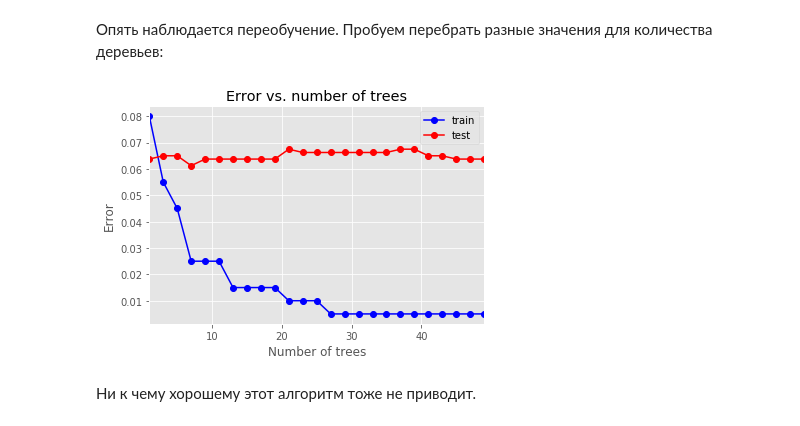
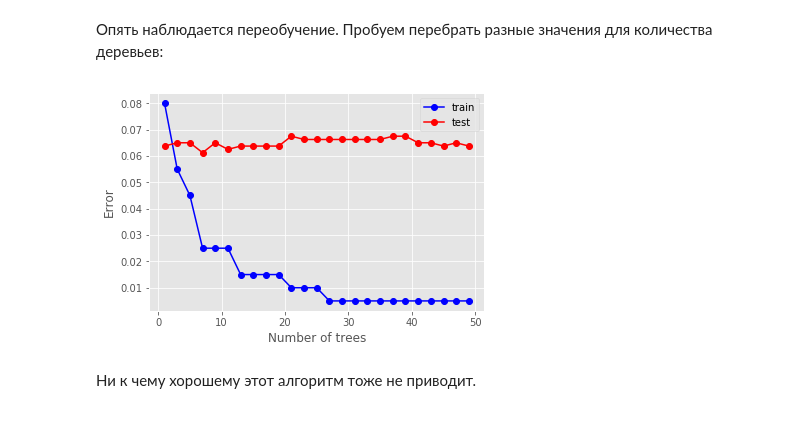
Before and after one commit to MichaelMurashov/MachineLearning, a Jupyter notebook: main.ipynb, the cells around one changed output. Drawn from its saved outputs; the diff is of its cells as text; code cells hidden in the pictures.

```diff
--- a/main.ipynb
+++ b/main.ipynb
@@ -450,16 +448,14 @@ for tree in tree_arr:
     train_err.append(np.mean(y_train != y_train_pred))
     test_err.append(np.mean(y_test != y_test_pred))
 # %%
-plt.plot(tree_arr, train_err, 'b-o', label = 'train')
-plt.plot(tree_arr, test_err, 'r-o', label = 'test')
-plt.xlim([np.min(tree_arr), np.max(tree_arr)])
-plt.title('Error vs. number of trees')
+plt.plot(tree_arr, train_err, 'b-o', label='train')
+plt.plot(tree_arr, test_err, 'r-o', label='test')
 plt.xlabel('Number of trees')
 plt.ylabel('Error')
 plt.legend()
 pass
 # %% [output]
-[figure, old version]
+[figure, new version]
 # %% [markdown]
 Ни к чему хорошему этот алгоритм тоже не приводит.
 # %% [markdown]
```
Also changed, not shown: parts of 7 cells of this notebook.
